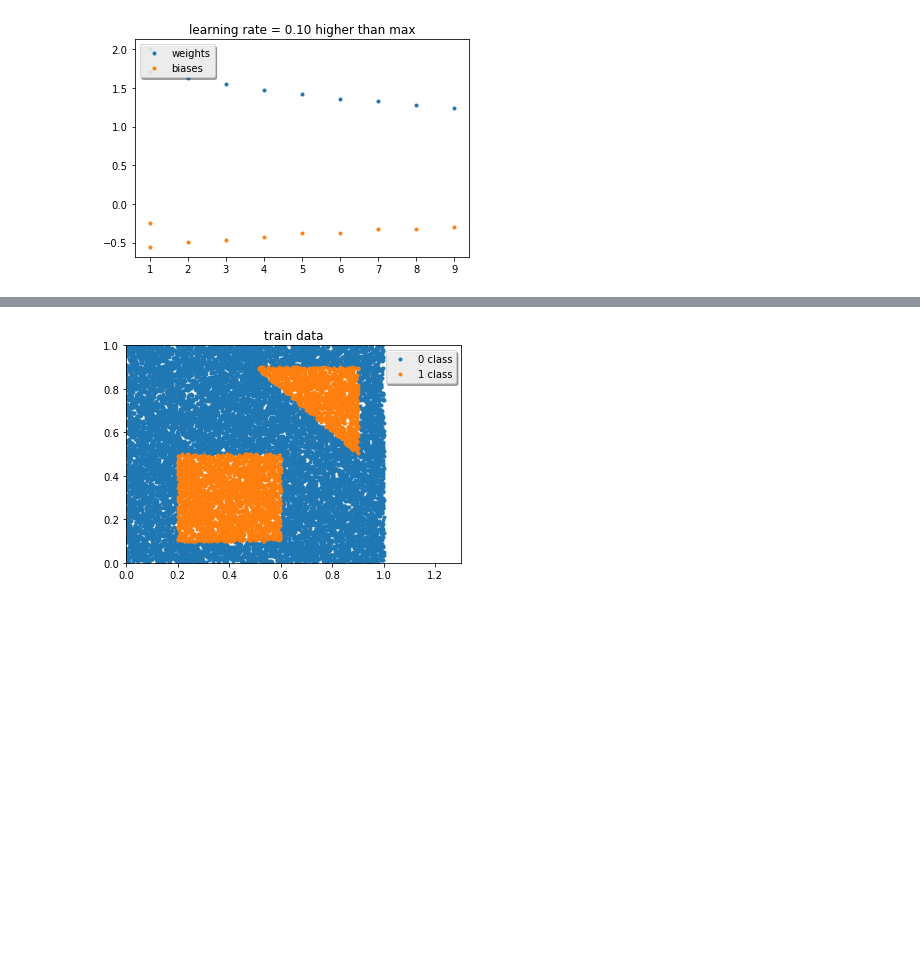
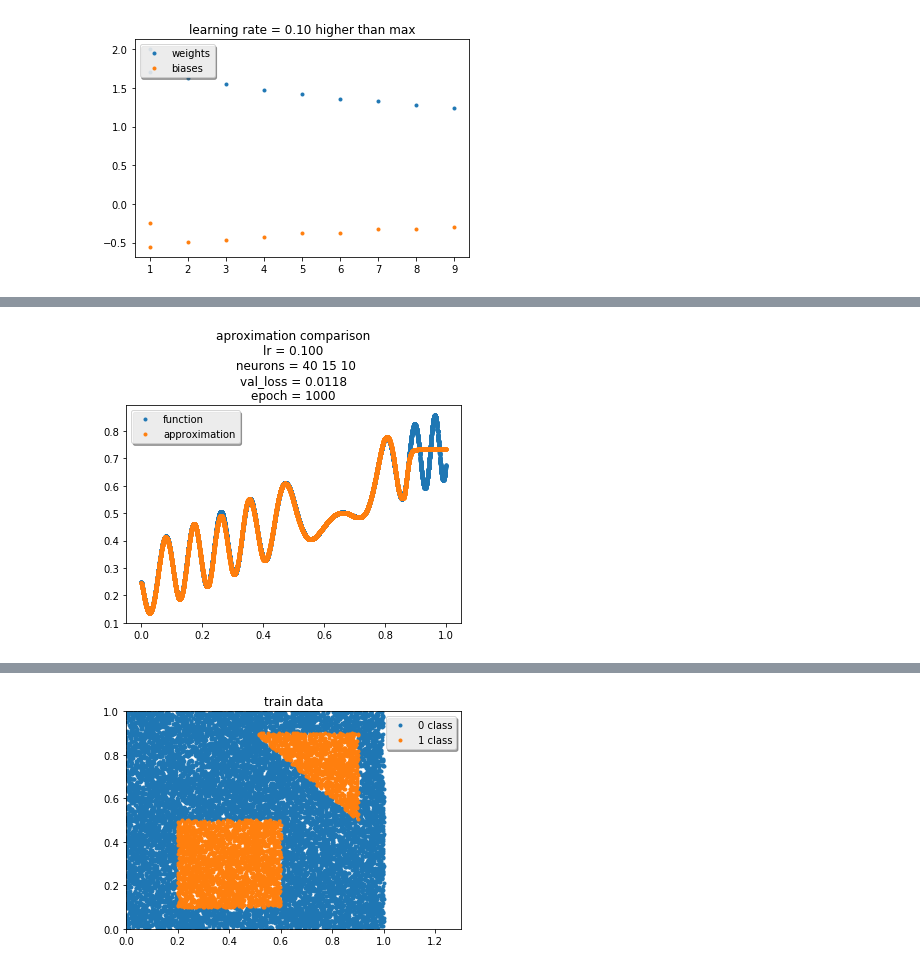
Before and after one commit to DanilaEremenko/NeuralNetwork, a Jupyter notebook: LABS/SecondLab/SecondReport.ipynb, the cells around one changed output, grey strips where cells are left out. Cells and saved outputs as stored; diff of their text form; code cells hidden in the pictures; blank space fills up the shorter version.

```diff
--- a/LABS/SecondLab/SecondReport.ipynb
+++ b/LABS/SecondLab/SecondReport.ipynb
@@ -495,61 +508,77 @@ from keras.models import Sequential
 from keras.layers import Dense
 from keras.optimizers import SGD, Adam, Adadelta, RMSprop
 import numpy as np
+import matplotlib.pyplot as plt
 
 from LABS.ZeroLab import E_Function as dataset5
-from ADDITIONAL.CUSTOM_KERAS import EarlyStoppingByLossVal, custom_fit
+from ADDITIONAL.CUSTOM_KERAS import EarlyStoppingByLossVal
+import ADDITIONAL.GUI_REPORTER as gr
 
-if __name__ == '__main__':
-    # 1 parameters initializing---------------------------------------------------------
-    train_size = 48000
-    batch_size = 480
-    epochs = 1000
-    lr = 0.1
-    goal_loss = 0.005
-    Adam()
 
-    neurons_number = [40, 15, 10]
 
-    opt_name = "Adam"
+# 1 parameters initializing---------------------------------------------------------
+train_size = 48000
+batch_size = 480
+epochs = 1000
+lr = 0.1
+goal_loss = 0.008
 
-    optimizer = Adam(lr=lr,decay=0.0001)
+neurons_number = [40, 15, 10]
 
-    draw_step = 10
-    verbose = 0
+opt_name = "Adam"
 
-    # 2 model and data initializing---------------------------------------------------------
-    (x_train, y_train), (x_test, y_test) = dataset5.load_data(train_size=train_size, show=False)
+optimizer = Adam(lr=lr,decay=0.0001)
 
-    x_train = np.transpose(np.append(x_train, np.ones(x_train.size)).reshape(2, x_train.size))
-    x_test = np.transpose(np.append(x_test, np.ones(x_test.size)).reshape(2, x_test.size))
+draw_step = 10
+verbose = 1
 
-    model = Sequential()
+# 2 model and data initializing---------------------------------------------------------
+(x_train, y_train), (x_test, y_test) = dataset5.load_data(train_size=train_size, show=False)
 
-    model.add(
-        Dense(neurons_number[0], input_dim=2, activation='sigmoid'))
-    model.add(
-        Dense(neurons_number[1], activation='sigmoid'))
+x_train = np.transpose(np.append(x_train, np.ones(x_train.size)).reshape(2, x_train.size))
+x_test = np.transpose(np.append(x_test, np.ones(x_test.size)).reshape(2, x_test.size))
 
-    model.add(
-        Dense(neurons_number[2], activation='sigmoid'))
+model = Sequential()
 
-    model.add(Dense(1, activation='linear'))
+model.add(
+    Dense(neurons_number[0], input_dim=2, activation='sigmoid'))
+model.add(
+    Dense(neurons_number[1], activation='sigmoid'))
 
-    # 3 setting stopper---------------------------------------------------------
-    callbacks = [EarlyStoppingByLossVal(monitor='val_loss', value=goal_loss, verbose=0)]
+model.add(
+    Dense(neurons_number[2], activation='sigmoid'))
 
-    model.compile(optimizer=optimizer, loss='mae')
+model.add(Dense(1, activation='linear'))
 
-    # 4 model fitting---------------------------------------------------------
+# 3 setting stopper---------------------------------------------------------
+callbacks = [EarlyStoppingByLossVal(monitor='val_loss', value=goal_loss, verbose=0)]
 
-    dir_name = None
+model.compile(optimizer=optimizer, loss='mae')
 
-    compare_title = 'aproximation comparison\nlr = %.3f\n neurons = %.d %.d %.d' % \
-                    (lr, neurons_number[0], neurons_number[1], neurons_number[2])
+# 4 model fitting---------------------------------------------------------
 
-    print("STARTED")
-    model = custom_fit(model=model, callbacks=callbacks, x_train=x_train, y_train=y_train, x_test=x_test,
-                       y_test=y_test,
-                       epochs=epochs, batch_size=batch_size,
-                       dir_name=dir_name, compare_title=compare_title,
-                       draw_step=draw_step, verbose=verbose)
+dir_name = None
+
+compare_title = 'aproximation comparison\nlr = %.3f\n neurons = %.d %.d %.d' % \
+                (lr, neurons_number[0], neurons_number[1], neurons_number[2])
+
+history = model.fit(x=x_train, y=y_train, batch_size=batch_size, epochs=epochs,
+                    verbose=verbose, callbacks=callbacks, validation_data=(x_test, y_test),)
+
+plt.plot(np.transpose(x_test)[0], y_test, '.')
+plt.plot(np.transpose(x_test)[0], model.predict(x_test), '.')
+plt.legend(('function', 'approximation'), loc='upper left', shadow=True)
+plt.title(
+    compare_title + "\nval_loss = %.4f\nepoch = %d" % (history.history["val_loss"][history.epoch.__len__() - 1],
+                                                       epochs))
+
+
+
+
+
+plt.show()
+plt.close()
+
+gr.plot_graphic(x=history.epoch, y=np.array(history.history["val_loss"]), x_label='epochs', y_label='val_loss',
+                title="val_loss" + ' history', save=False, show=True)
+# %% [output]
@@ -555,0 +602 @@ if __name__ == '__main__':
+[figure, added]
```
Also changed, not shown: parts of 8 cells of this notebook, 13 other files.
